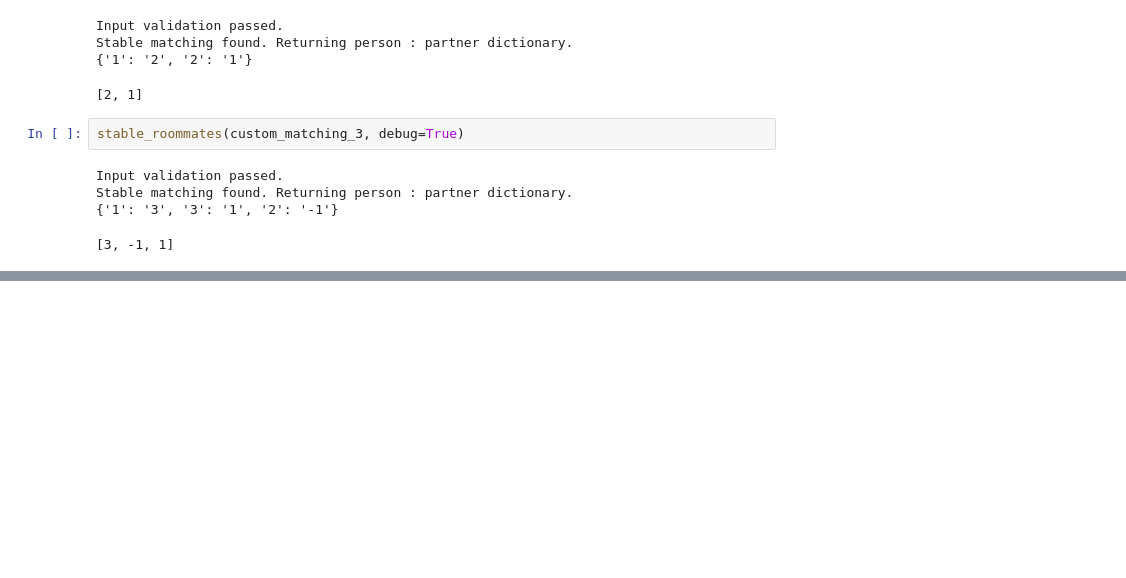
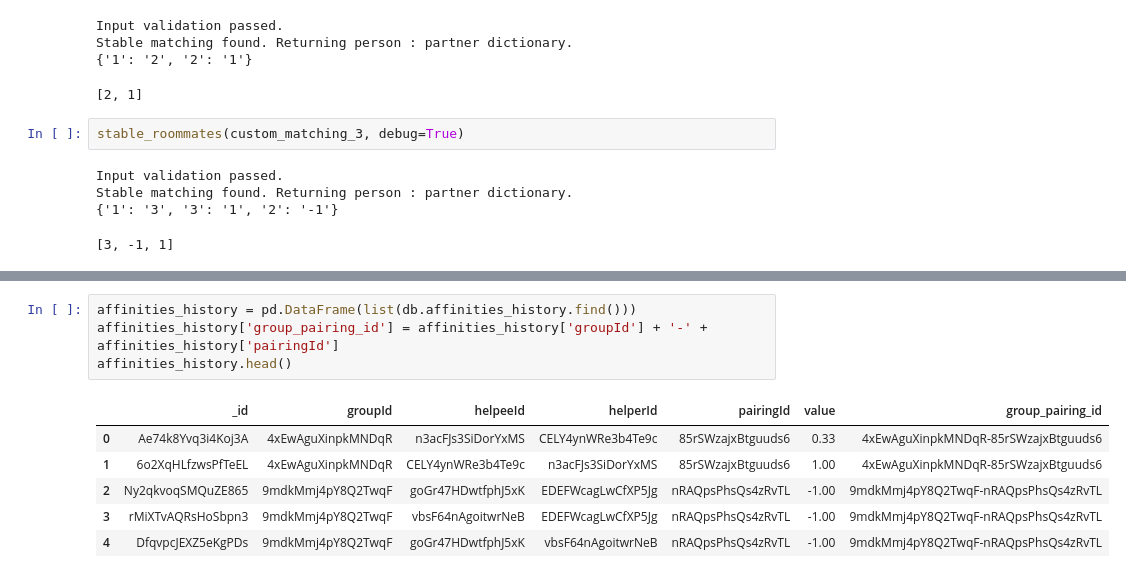
Before and after one commit to melissachen2000/pair-research-matching-alg, a Jupyter notebook: stable-matching/StableRoommatesMatching.ipynb, the cells around one changed output, grey strips where cells are left out. Saved outputs shown, nothing was run; the diff lists cells and outputs as text; blank space fills up the shorter version.

```diff
--- a/stable-matching/StableRoommatesMatching.ipynb
+++ b/stable-matching/StableRoommatesMatching.ipynb
@@ -736,0 +826,11 @@ Stable matching found. Returning person : partner dictionary.
+# %%
+affinities_history = pd.DataFrame(list(db.affinities_history.find()))
+affinities_history['group_pairing_id'] = affinities_history['groupId'] + '-' + affinities_history['pairingId']
+affinities_history.head()
+# %% [output]
+|  | _id | groupId | helpeeId | helperId | pairingId | value | group_pairing_id |
+| 0 | Ae74k8Yvq3i4Koj3A | 4xEwAguXinpkMNDqR | n3acFJs3SiDorYxMS | CELY4ynWRe3b4Te9c | 85rSWzajxBtguuds6 | 0.33 | 4xEwAguXinpkMNDqR-85rSWzajxBtguuds6 |
+| 1 | 6o2XqHLfzwsPfTeEL | 4xEwAguXinpkMNDqR | CELY4ynWRe3b4Te9c | n3acFJs3SiDorYxMS | 85rSWzajxBtguuds6 | 1.00 | 4xEwAguXinpkMNDqR-85rSWzajxBtguuds6 |
+| 2 | Ny2qkvoqSMQuZE865 | 9mdkMmj4pY8Q2TwqF | goGr47HDwtfphJ5xK | EDEFWcagLwCfXP5Jg | nRAQpsPhsQs4zRvTL | -1.00 | 9mdkMmj4pY8Q2TwqF-nRAQpsPhsQs4zRvTL |
+| 3 | rMiXTvAQRsHoSbpn3 | 9mdkMmj4pY8Q2TwqF | vbsF64nAgoitwrNeB | EDEFWcagLwCfXP5Jg | nRAQpsPhsQs4zRvTL | -1.00 | 9mdkMmj4pY8Q2TwqF-nRAQpsPhsQs4zRvTL |
+| 4 | DfqvpcJEXZ5eKgPDs | 9mdkMmj4pY8Q2TwqF | goGr47HDwtfphJ5xK | vbsF64nAgoitwrNeB | nRAQpsPhsQs4zRvTL | -1.00 | 9mdkMmj4pY8Q2TwqF-nRAQpsPhsQs4zRvTL |
```
Also changed, not shown: parts of 13 cells of this notebook.
